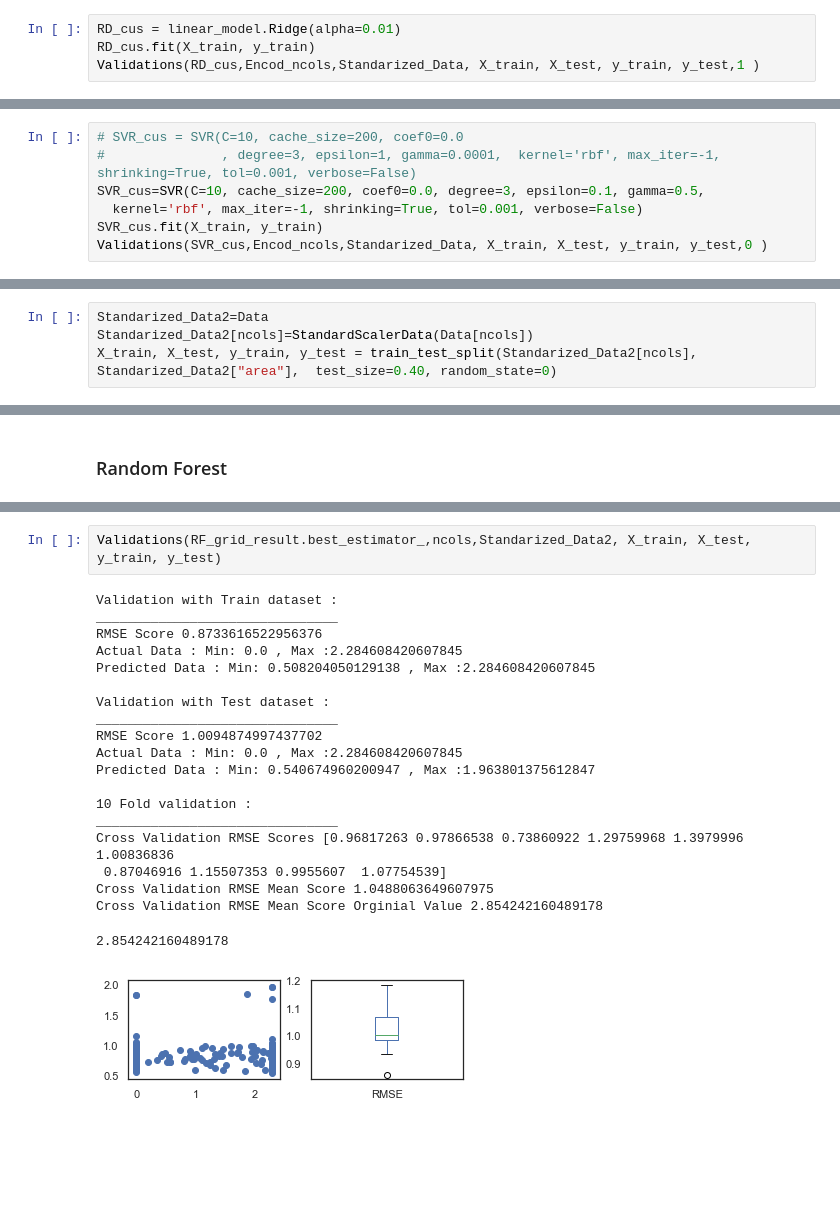
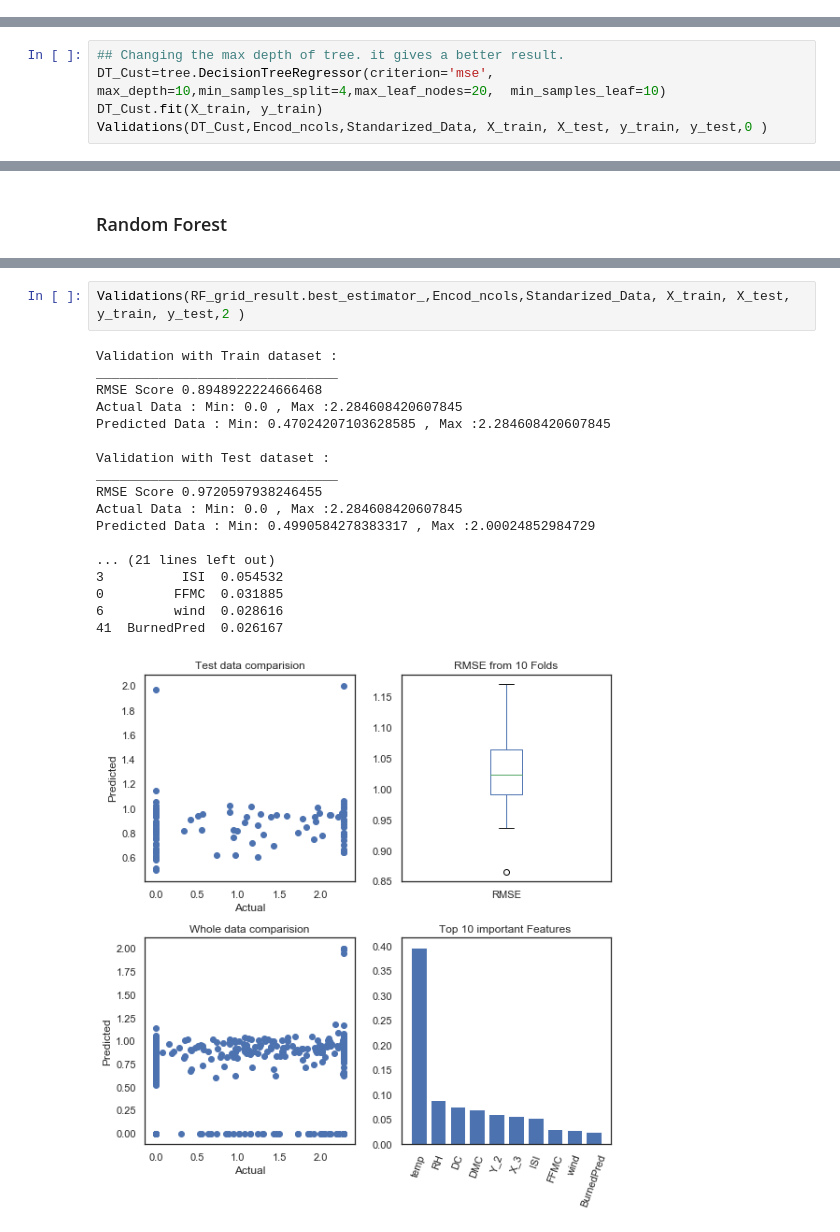
Before and after one commit to balag752/Machine-Learning-1, a Jupyter notebook: ML Project/Fire prediction.ipynb, the cells around one changed output, grey strips where cells are left out. Cells and saved outputs as stored; diff of their text form; blank space fills up the shorter version.

```diff
--- a/ML Project/Fire prediction.ipynb
+++ b/ML Project/Fire prediction.ipynb
@@ -518,4 +713,0 @@ Cross Validation RMSE Mean Score Orginial Value 2.9187560318556396
-# %%
-RD_cus = linear_model.Ridge(alpha=0.01)
-RD_cus.fit(X_train, y_train)
-Validations(RD_cus,Encod_ncols,Standarized_Data, X_train, X_test, y_train, y_test,1 )
@@ -580,7 +750,0 @@ Cross Validation RMSE Mean Score Orginial Value 2.7974783629623854
-# %%
-# SVR_cus = SVR(C=10, cache_size=200, coef0=0.0
-#               , degree=3, epsilon=1, gamma=0.0001,  kernel='rbf', max_iter=-1, shrinking=True, tol=0.001, verbose=False)
-SVR_cus=SVR(C=10, cache_size=200, coef0=0.0, degree=3, epsilon=0.1, gamma=0.5,
-  kernel='rbf', max_iter=-1, shrinking=True, tol=0.001, verbose=False)
-SVR_cus.fit(X_train, y_train)
-Validations(SVR_cus,Encod_ncols,Standarized_Data, X_train, X_test, y_train, y_test,0 )
@@ -608,6 +751,2 @@ Cross Validation RMSE Mean Score Orginial Value 2.979057899628066
 # %% [markdown]
 ### Decision Tree
-# %%
-Standarized_Data2=Data
-Standarized_Data2[ncols]=StandardScalerData(Data[ncols])
-X_train, X_test, y_train, y_test = train_test_split(Standarized_Data2[ncols], Standarized_Data2["area"],  test_size=0.40, random_state=0)
@@ -644,0 +796,5 @@ Cross Validation RMSE Mean Score Orginial Value 2.88159030859237
+# %%
+## Changing the max depth of tree. it gives a better result.
+DT_Cust=tree.DecisionTreeRegressor(criterion='mse', max_depth=10,min_samples_split=4,max_leaf_nodes=20,  min_samples_leaf=10)
+DT_Cust.fit(X_train, y_train)
+Validations(DT_Cust,Encod_ncols,Standarized_Data, X_train, X_test, y_train, y_test,0 )
@@ -683,25 +858,23 @@ RandomForestRegressor(bootstrap=True, criterion='mse', max_depth=17,
            min_weight_fraction_leaf=0.0, n_estimators=100, n_jobs=None,
            oob_score=False, random_state=None, verbose=0, warm_start=False)
 # %%
-Validations(RF_grid_result.best_estimator_,ncols,Standarized_Data2, X_train, X_test, y_train, y_test)
+Validations(RF_grid_result.best_estimator_,Encod_ncols,Standarized_Data, X_train, X_test, y_train, y_test,2 )
 # %% [output]
 Validation with Train dataset :
 _______________________________
-RMSE Score 0.8733616522956376
+RMSE Score 0.8948922224666468
 Actual Data : Min: 0.0 , Max :2.284608420607845
-Predicted Data : Min: 0.508204050129138 , Max :2.284608420607845
+Predicted Data : Min: 0.47024207103628585 , Max :2.284608420607845
 
 Validation with Test dataset :
 _______________________________
-RMSE Score 1.0094874997437702
+RMSE Score 0.9720597938246455
 Actual Data : Min: 0.0 , Max :2.284608420607845
-Predicted Data : Min: 0.540674960200947 , Max :1.963801375612847
+Predicted Data : Min: 0.4990584278383317 , Max :2.00024852984729
 
-10 Fold validation :
-_______________________________
-Cross Validation RMSE Scores [0.96817263 0.97866538 0.73860922 1.29759968 1.3979996  1.00836836
- 0.87046916 1.15507353 0.9955607  1.07754539]
-Cross Validation RMSE Mean Score 1.0488063649607975
-Cross Validation RMSE Mean Score Orginial Value 2.854242160489178
+... (21 lines left out)
+3          ISI  0.054532
+0         FFMC  0.031885
+6         wind  0.028616
+41  BurnedPred  0.026167
-2.854242160489178
-[figure, old version]
+[figure, new version]
```
Also changed, not shown: parts of 91 cells of this notebook.
